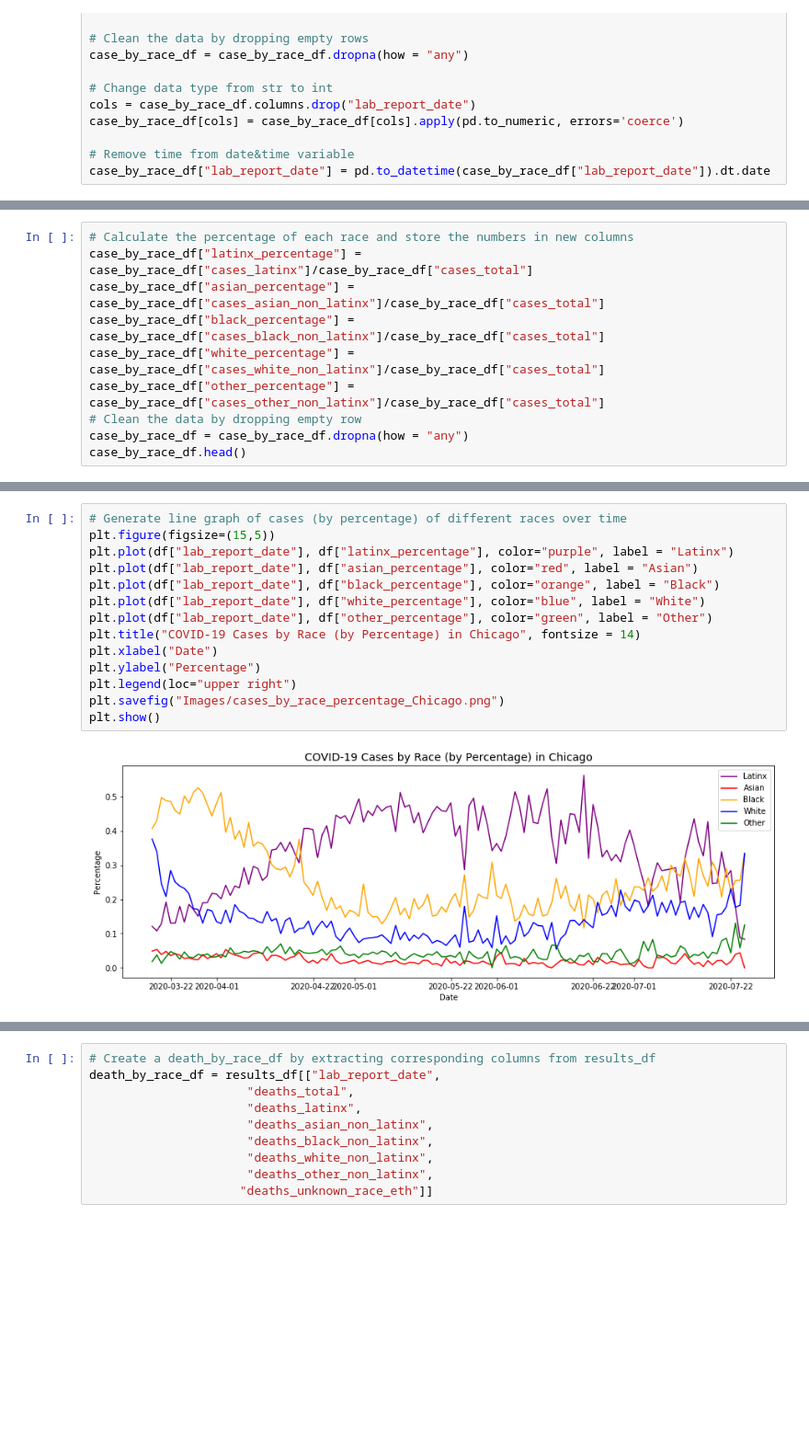
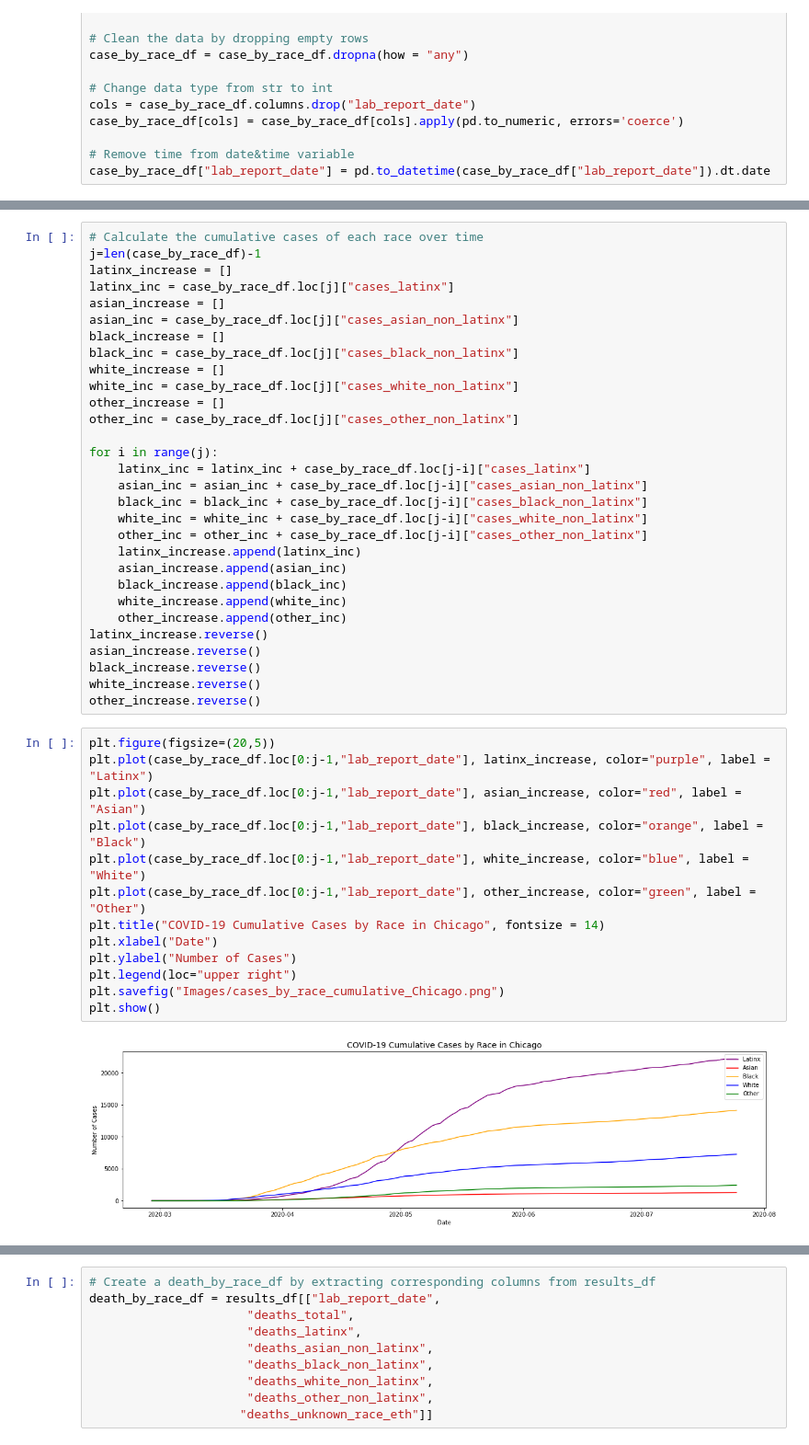
Before and after one commit to brankopoledic/covid-demo, a Jupyter notebook: rosa files/covid_chicago_JZ.ipynb, the cells around one changed output, grey strips where cells are left out. Shown at 92% size. Saved outputs shown, nothing was run; the diff lists cells and outputs as text; blank space fills up the shorter version.

```diff
--- a/rosa files/covid_chicago_JZ.ipynb
+++ b/rosa files/covid_chicago_JZ.ipynb
@@ -69,10 +68,0 @@ plt.show()
-# %%
-# Calculate the percentage of each race and store the numbers in new columns
-case_by_race_df["latinx_percentage"] = case_by_race_df["cases_latinx"]/case_by_race_df["cases_total"]
-case_by_race_df["asian_percentage"] = case_by_race_df["cases_asian_non_latinx"]/case_by_race_df["cases_total"]
-case_by_race_df["black_percentage"] = case_by_race_df["cases_black_non_latinx"]/case_by_race_df["cases_total"]
-case_by_race_df["white_percentage"] = case_by_race_df["cases_white_non_latinx"]/case_by_race_df["cases_total"]
-case_by_race_df["other_percentage"] = case_by_race_df["cases_other_non_latinx"]/case_by_race_df["cases_total"]
-# Clean the data by dropping empty row
-case_by_race_df = case_by_race_df.dropna(how = "any")
-case_by_race_df.head()
@@ -104,17 +69,46 @@ df
+# %%
+# Calculate the cumulative cases of each race over time
+j=len(case_by_race_df)-1
+latinx_increase = []
+latinx_inc = case_by_race_df.loc[j]["cases_latinx"]
+asian_increase = []
+asian_inc = case_by_race_df.loc[j]["cases_asian_non_latinx"]
+black_increase = []
+black_inc = case_by_race_df.loc[j]["cases_black_non_latinx"]
+white_increase = []
+white_inc = case_by_race_df.loc[j]["cases_white_non_latinx"]
+other_increase = []
+other_inc = case_by_race_df.loc[j]["cases_other_non_latinx"]
+
+for i in range(j):
+    latinx_inc = latinx_inc + case_by_race_df.loc[j-i]["cases_latinx"]
+    asian_inc = asian_inc + case_by_race_df.loc[j-i]["cases_asian_non_latinx"]
+    black_inc = black_inc + case_by_race_df.loc[j-i]["cases_black_non_latinx"]
+    white_inc = white_inc + case_by_race_df.loc[j-i]["cases_white_non_latinx"]
+    other_inc = other_inc + case_by_race_df.loc[j-i]["cases_other_non_latinx"]
+    latinx_increase.append(latinx_inc)
+    asian_increase.append(asian_inc)
+    black_increase.append(black_inc)
+    white_increase.append(white_inc)
+    other_increase.append(other_inc)
+latinx_increase.reverse()
+asian_increase.reverse()
+black_increase.reverse()
+white_increase.reverse()
+other_increase.reverse()
 # %%
-# Generate line graph of cases (by percentage) of different races over time
-plt.figure(figsize=(15,5))
-plt.plot(df["lab_report_date"], df["latinx_percentage"], color="purple", label = "Latinx")
-plt.plot(df["lab_report_date"], df["asian_percentage"], color="red", label = "Asian")
-plt.plot(df["lab_report_date"], df["black_percentage"], color="orange", label = "Black")
-plt.plot(df["lab_report_date"], df["white_percentage"], color="blue", label = "White")
-plt.plot(df["lab_report_date"], df["other_percentage"], color="green", label = "Other")
-plt.title("COVID-19 Cases by Race (by Percentage) in Chicago", fontsize = 14)
+plt.figure(figsize=(20,5))
+plt.plot(case_by_race_df.loc[0:j-1,"lab_report_date"], latinx_increase, color="purple", label = "Latinx")
+plt.plot(case_by_race_df.loc[0:j-1,"lab_report_date"], asian_increase, color="red", label = "Asian")
+plt.plot(case_by_race_df.loc[0:j-1,"lab_report_date"], black_increase, color="orange", label = "Black")
+plt.plot(case_by_race_df.loc[0:j-1,"lab_report_date"], white_increase, color="blue", label = "White")
+plt.plot(case_by_race_df.loc[0:j-1,"lab_report_date"], other_increase, color="green", label = "Other")
+plt.title("COVID-19 Cumulative Cases by Race in Chicago", fontsize = 14)
 plt.xlabel("Date")
-plt.ylabel("Percentage")
+plt.ylabel("Number of Cases")
 plt.legend(loc="upper right")
-plt.savefig("Images/cases_by_race_percentage_Chicago.png")
+plt.savefig("Images/cases_by_race_cumulative_Chicago.png")
 plt.show()
 # %% [output]
-[figure, old version]
+[figure, new version]
 # %%
```
Also changed, not shown: parts of 11 cells of this notebook, 7 other files.
